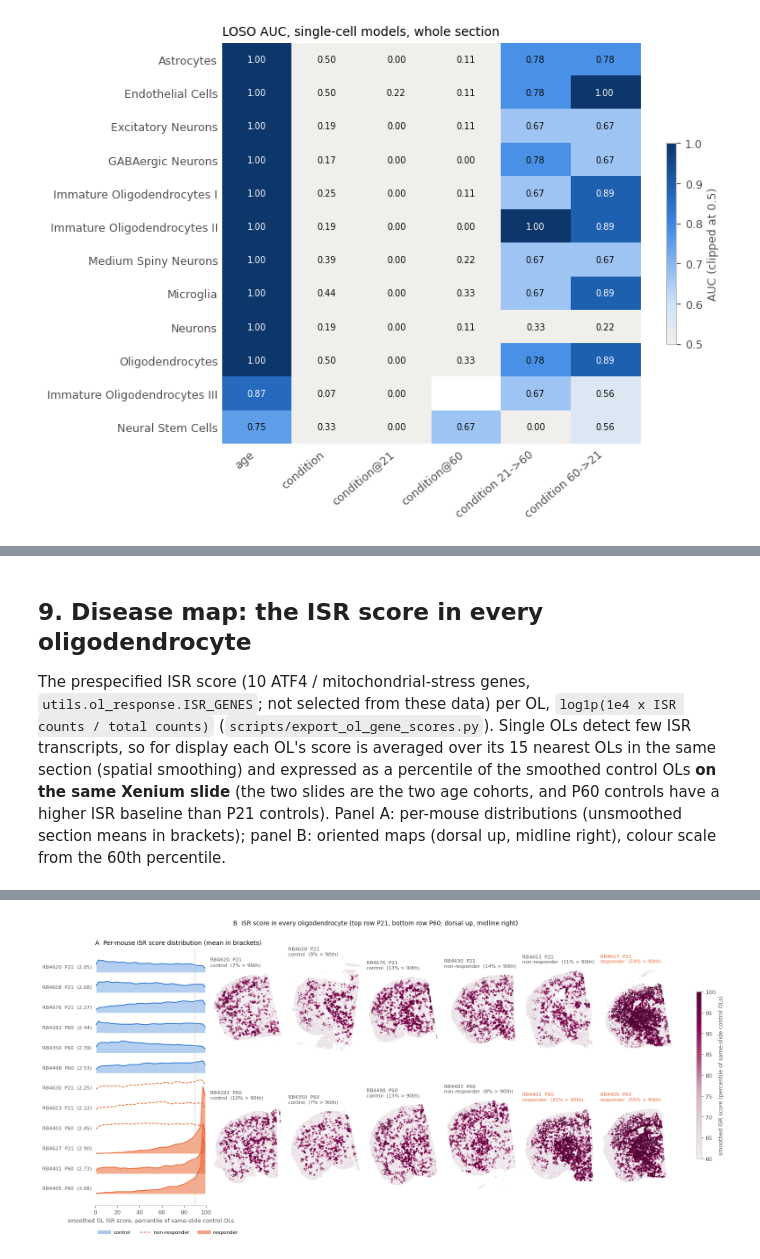
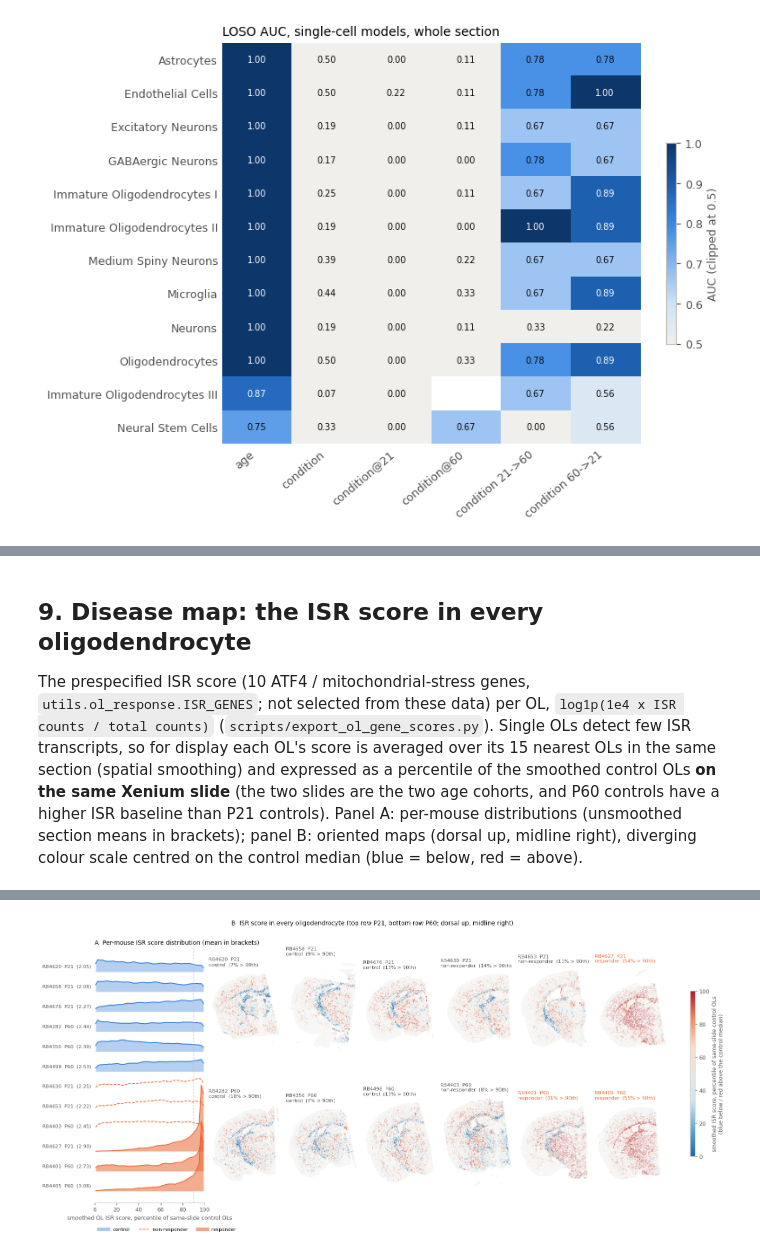
Before and after one commit to christoffermattssonlangseth/oligo-mtDSB, a Jupyter notebook: analysis/02-ol-response-and-classifiers.ipynb, the cells around one changed output, grey strips where cells are left out. Drawn from its saved outputs; the diff is of its cells as text; code cells hidden in the pictures.

```diff
--- a/analysis/02-ol-response-and-classifiers.ipynb
+++ b/analysis/02-ol-response-and-classifiers.ipynb
@@ -527,7 +526,9 @@ score_summary = sections[["age", "condition", "group"]].join(score_summary)
 save_table(score_summary.round(3), "ol_score_percentile_by_section")
 display(score_summary.sort_values("median", ascending=False).round(2))
 
-PLUMSEQ = LinearSegmentedColormap.from_list("ki_plum", ["#f6f0f4", "#e3d6de", "#d7aec6", "#b0457f", "#870052", "#4f0433"])
+# diverging blue -> neutral -> red around the control median (percentile 50)
+DIVMAP = LinearSegmentedColormap.from_list("blue_red", ["#2166ac", "#67a9cf", "#d1e5f0", "#e8e6e1", "#fddbc7", "#ef8a62", "#b2182b"])
+BG_CELLS = "#f7f7f5"
 order = sections.assign(o=sections.group.map({g: i for i, g in enumerate(GROUP_ORDER)})).sort_values(["o", "age"]).index
 fig = plt.figure(figsize=(17, 7.6))
 gsp = fig.add_gridspec(2, 7, width_ratios=[1.5, 1, 1, 1, 1, 1, 1], wspace=0.05, hspace=0.12)
@@ -562,15 +563,15 @@ for k, sid in enumerate(map_order):
     axm = fig.add_subplot(gsp[k // 6, 1 + k % 6])
     c = ct[ct.sample_id == sid]
     bg = c.sample(min(len(c), 40000), random_state=0)
-    axm.scatter(bg.x_centroid, bg.y_centroid, s=0.12, color="#ebe4e8", rasterized=True)
-    o = c.join(ol["pct_of_control"], how="inner").sort_values("pct_of_control")
-    sca = axm.scatter(o.x_centroid, o.y_centroid, c=o["pct_of_control"], s=0.3, cmap=PLUMSEQ, vmin=60, vmax=100, rasterized=True)
+    axm.scatter(bg.x_centroid, bg.y_centroid, s=0.05, color=BG_CELLS, rasterized=True)
+    o = c.join(ol["pct_of_control"], how="inner").sample(frac=1, random_state=0)  # random draw order: no colour hides another
+    sca = axm.scatter(o.x_centroid, o.y_centroid, c=o["pct_of_control"], s=0.2, linewidths=0, cmap=DIVMAP, vmin=0, vmax=100, rasterized=True)
     axm.set_aspect("equal"); axm.axis("off")
     g = sections.loc[sid, "group"]
     axm.set_title(f"{sid}  P{sections.loc[sid, 'age']}\n{g}  (median {score_summary.loc[sid, 'median']:.0f})", fontsize=8,
                   color=ORANGE if g == "responder" else INK2)
 cax = fig.add_axes([0.93, 0.25, 0.006, 0.5])
-fig.colorbar(sca, cax=cax, label="OL score (percentile of control OLs; scale starts at 60)")
+fig.colorbar(sca, cax=cax, label="OL score, percentile of control OLs\n(blue below / red above the control median)")
 fig.text(0.31, 0.95, "B  Every oligodendrocyte coloured by its score (top row P21, bottom row P60)", fontsize=10, color=INK)
 save(fig, "F8_ol_score_maps")
 # %% [output]
@@ -597,8 +598,8 @@ these data) per OL, `log1p(1e4 x ISR counts / total counts)` (`scripts/export_ol
 few ISR transcripts, so for display each OL's score is averaged over its 15 nearest OLs in the same section
 (spatial smoothing) and expressed as a percentile of the smoothed control OLs **on the same Xenium slide** (the two slides are the two
 age cohorts, and P60 controls have a higher ISR baseline than P21 controls). Panel A: per-mouse distributions
-(unsmoothed section means in brackets); panel B: oriented maps (dorsal up, midline right), colour scale from the
-60th percentile.
+(unsmoothed section means in brackets); panel B: oriented maps (dorsal up, midline right), diverging colour scale
+centred on the control median (blue = below, red = above).
 # %%
 from sklearn.neighbors import NearestNeighbors
 gs_cells = pd.read_csv(REPO / "results" / "cell_table" / "ol_gene_scores.csv.gz", index_col=0)
@@ -649,35 +650,35 @@ ax.legend(handles=[Line2D([], [], color=BLUE, lw=6, alpha=0.4, label="control"),
                    Line2D([], [], color=ORANGE, lw=6, alpha=0.6, label="responder")],
           frameon=False, fontsize=8, loc="upper left", bbox_to_anchor=(0, -0.08), ncol=3)
 map_order = sections.assign(o=sections.group.map({g: i for i, g in enumerate(GROUP_ORDER)})).sort_values(["age", "o"]).index
 for k, sid in enumerate(map_order):
     axm = fig.add_subplot(gsp[k // 6, 1 + k % 6])
     c = cell_table[cell_table.sample_id == sid]
     bg = c.sample(min(len(c), 40000), random_state=0)
-    axm.scatter(bg.x_oriented, bg.y_oriented, s=0.12, color="#ebe4e8", rasterized=True)
-    o = gs_cells[gs_cells.sample_id == sid].sort_values("isr_pct")
-    sca = axm.scatter(o.x_oriented, o.y_oriented, c=o["isr_pct"], s=0.3, cmap=PLUMSEQ, vmin=60, vmax=100, rasterized=True)
+    axm.scatter(bg.x_oriented, bg.y_oriented, s=0.05, color=BG_CELLS, rasterized=True)
+    o = gs_cells[gs_cells.sample_id == sid].sample(frac=1, random_state=0)  # random draw order: no colour hides another
+    sca = axm.scatter(o.x_oriented, o.y_oriented, c=o["isr_pct"], s=0.2, linewidths=0, cmap=DIVMAP, vmin=0, vmax=100, rasterized=True)
     axm.set_aspect("equal"); axm.axis("off")
     g = sections.loc[sid, "group"]
     axm.set_title(f"{sid}  P{sections.loc[sid, 'age']}\n{g}  ({100 * isr_summary.loc[sid, 'frac_above_90']:.0f}% > 90th)",
                   fontsize=8, color=ORANGE if g == "responder" else INK2)
 cax = fig.add_axes([0.93, 0.25, 0.006, 0.5])
-fig.colorbar(sca, cax=cax, label="smoothed ISR score (percentile of same-slide control OLs)")
+fig.colorbar(sca, cax=cax, label="smoothed ISR score, percentile of same-slide control OLs\n(blue below / red above the control median)")
 fig.text(0.31, 0.95, "B  ISR score in every oligodendrocyte (top row P21, bottom row P60; dorsal up, midline right)",
          fontsize=10, color=INK)
 save(fig, "F9_ol_isr_maps")
 # %% [output]
 |  | age | condition | group | isr_mean | isr_pct_median | frac_above_90 | myelin_mean | n_OLs |
 | sample_id |  |  |  |  |  |  |  |  |
 | RB4405 | 60 | mtDSB | responder | 3.080 | 92.618 | 0.549 | 5.816 | 10660 |
 | RB4627 | 21 | mtDSB | responder | 2.903 | 91.627 | 0.537 | 6.296 | 10902 |
 | RB4401 | 60 | mtDSB | responder | 2.734 | 74.108 | 0.305 | 6.487 | 12373 |
 | RB4498 | 60 | control | control | 2.529 | 56.444 | 0.130 | 6.698 | 13304 |
 | RB4403 | 60 | mtDSB | non-responder | 2.453 | 49.805 | 0.082 | 6.604 | 23572 |
 | RB4282 | 60 | control | control | 2.435 | 49.890 | 0.097 | 6.789 | 14245 |
 | RB4350 | 60 | control | control | 2.390 | 43.301 | 0.072 | 6.645 | 12487 |
 | RB4676 | 21 | control | control | 2.273 | 58.907 | 0.134 | 6.845 | 14204 |
 | RB4630 | 21 | mtDSB | non-responder | 2.252 | 58.671 | 0.137 | 6.778 | 11547 |
 | RB4653 | 21 | mtDSB | non-responder | 2.217 | 55.476 | 0.105 | 6.859 | 11774 |
 | RB4658 | 21 | control | control | 2.080 | 46.017 | 0.092 | 6.840 | 12134 |
 | RB4620 | 21 | control | control | 2.051 | 44.096 | 0.073 | 6.909 | 13999 |
-[figure, old version]
+[figure, new version]
```
Also changed, not shown: parts of 3 cells of this notebook, 17 other files.
